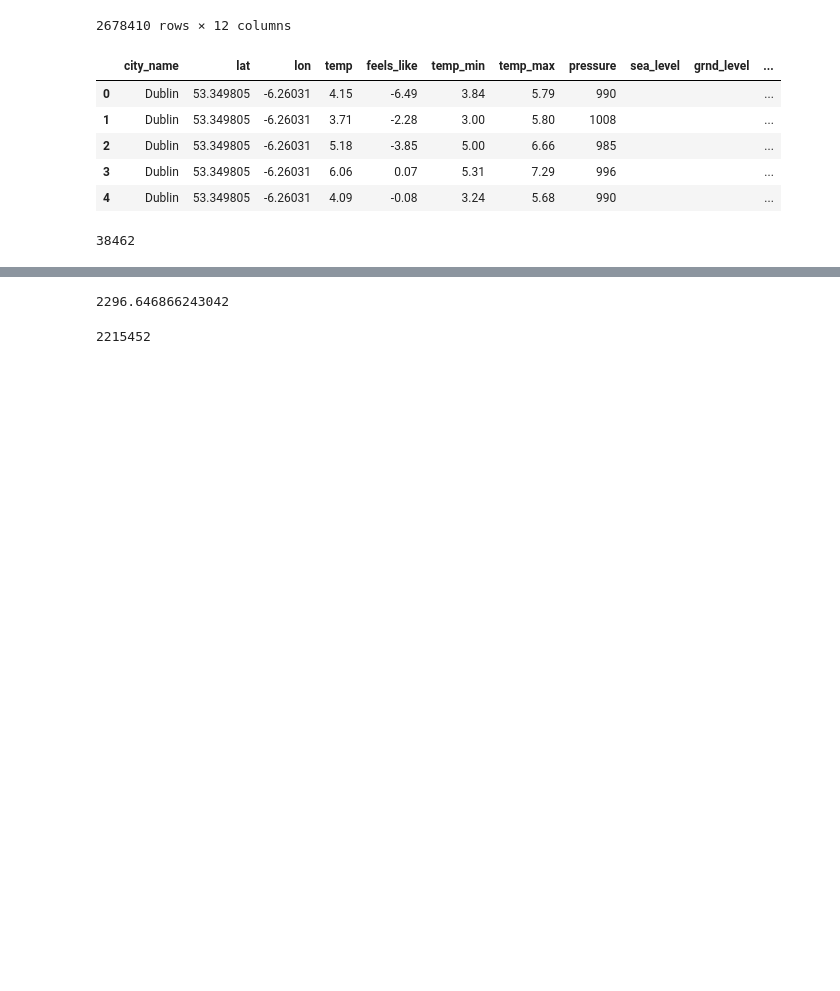
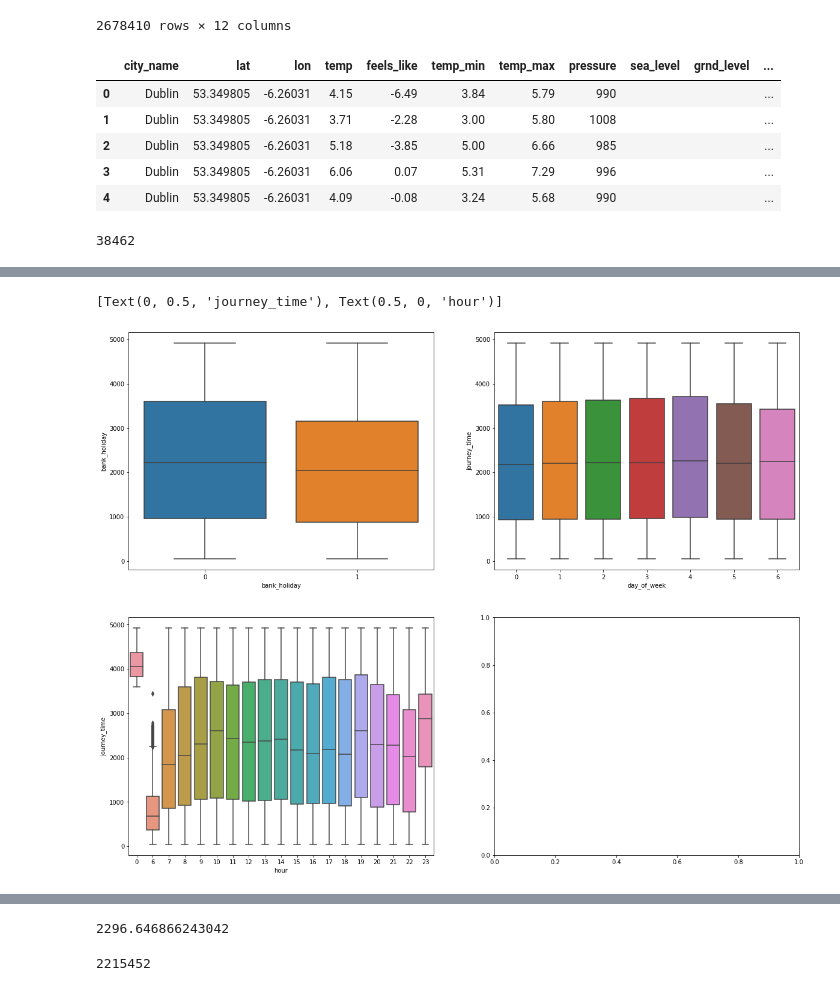
Before and after one commit to RobShanahanUCD/DublinBusProject, a Jupyter notebook: DataAnalytics/Lgbm-model.ipynb, the cells around one changed output, grey strips where cells are left out. Saved outputs shown, nothing was run; the diff lists cells and outputs as text; code cells hidden in the pictures; blank space fills up the shorter version.

```diff
--- a/DataAnalytics/Lgbm-model.ipynb
+++ b/DataAnalytics/Lgbm-model.ipynb
@@ -114,11 +114,12 @@ Shape Of The After Ouliers:  (2461614, 7)
 # %%
-# fig, axes = plt.subplots(nrows=2,ncols=2, figsize=(20,16))
-# # sns.boxplot(data=df,y="journey_time",x="bank_holiday",orient="v",ax=axes[0][0])
-# sns.boxplot(data=df,y="journey_time",x="day_of_week",orient="v",ax=axes[0][1])
-# sns.boxplot(data=df,y="journey_time",x="day_of_year",orient="v",ax=axes[1][0])
-# sns.boxplot(data=df,y="journey_time",x="hour",orient="v",ax=axes[1][1])
-# # axes[0][0].set(ylabel='bank_holiday')
-# axes[0][1].set(xlabel='day_of_week', ylabel='journey_time')
-# axes[1][0].set(xlabel='day_of_year', ylabel='journey_time')
-# axes[1][1].set(xlabel='hour', ylabel='journey_time')
+fig, axes = plt.subplots(nrows=2,ncols=2, figsize=(20,16))
+sns.boxplot(data=df,y="journey_time",x="bank_holiday",orient="v",ax=axes[0][0])
+sns.boxplot(data=df,y="journey_time",x="day_of_week",orient="v",ax=axes[0][1])
+sns.boxplot(data=df,y="journey_time",x="hour",orient="v",ax=axes[1][0])
+axes[0][0].set(ylabel='bank_holiday')
+axes[0][1].set(xlabel='day_of_week', ylabel='journey_time')
+axes[1][0].set(xlabel='hour', ylabel='journey_time')
+# %% [output]
+[Text(0, 0.5, 'journey_time'), Text(0.5, 0, 'hour')]
+[figure, added]
 # %%
```
Also changed, not shown: parts of 21 cells of this notebook, 3 other files.
